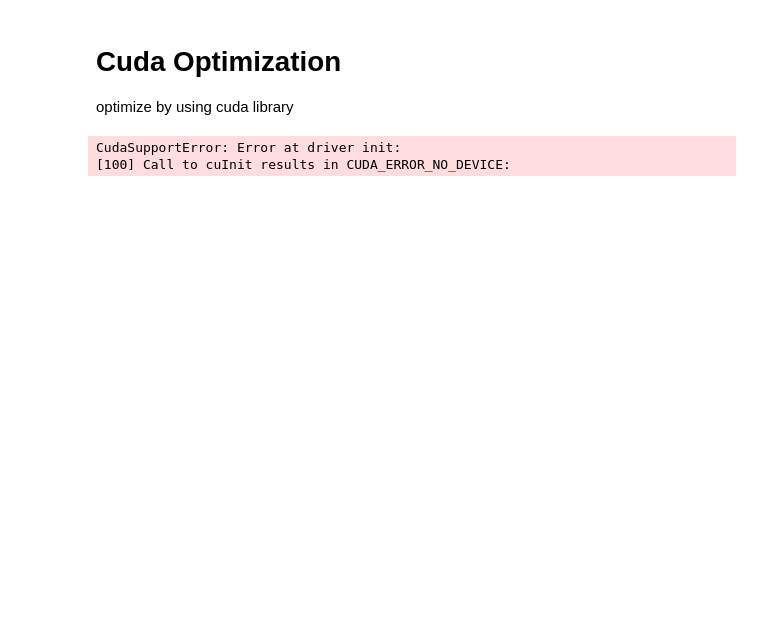
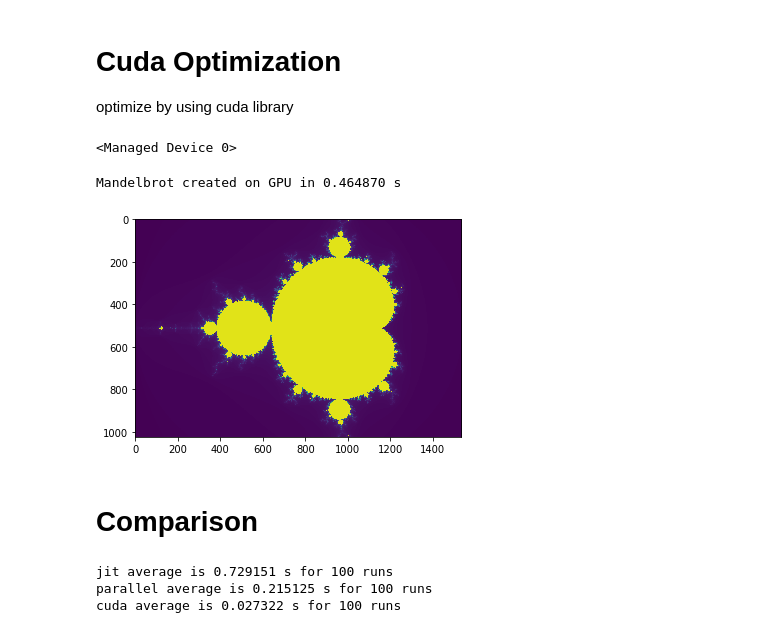
Before and after one commit to nicholas-maltbie/mandelbrot-py, a Jupyter notebook: Mandelbrot.ipynb, the cells around one changed output. Saved outputs shown, nothing was run; the diff lists cells and outputs as text; code cells hidden in the pictures; blank space fills up the shorter version.

Commit message:
added cuda section and comparison

```diff
--- a/Mandelbrot.ipynb
+++ b/Mandelbrot.ipynb
@@ -181,6 +190,10 @@ def create_fractal_parallel(min_x, max_x, min_y, max_y, image, iters):    |
 # Cuda Optimization
 
 optimize by using cuda library
+# %%
+print(cuda.gpus)
+# %% [output]
+<Managed Device 0>
 # %%
 @cuda.jit(device=True)
 def mandel_cuda(x, y, max_iters):
@@ -191,8 +204,8 @@ def mandel_cuda(x, y, max_iters):
     """
     c = complex(x, y)
     z = 0.0j
-    for i in prange(max_iters):
-        z = z ** 2 + c
+    for i in range(max_iters):
+        z = z * z + c
         if (z.real*z.real + z.imag*z.imag) >= 4:
             return i
 
@@ -206,21 +219,50 @@ def create_fractal_cuda(min_x, max_x, min_y, max_y, image, iters):
     pixel_size_x = (max_x - min_x) / width
     pixel_size_y = (max_y - min_y) / height
 
-    for x in range(width):
+    startX = cuda.blockDim.x * cuda.blockIdx.x + cuda.threadIdx.x
+    startY = cuda.blockDim.y * cuda.blockIdx.y + cuda.threadIdx.y
+    gridX = cuda.gridDim.x * cuda.blockDim.x;
+    gridY = cuda.gridDim.y * cuda.blockDim.y;
+
+    for x in range(startX, width, gridX):
         real = min_x + x * pixel_size_x
-        for y in range(height):
+        for y in range(startY, height, gridY):
             imag = min_y + y * pixel_size_y
-            color = mandel_cuda(real, imag, iters)
-            image[y, x] = color
+            image[y, x] = mandel_cuda(real, imag, iters)
 # %%
-gimage = np.zeros((1024, 1536), dtype = np.uint8)
-start = timer()
-create_fractal_cuda(min_x, max_x, min_y, max_y, gimage, iters)
-dt = timer() - start
+def time_cuda(plot_result=False):
+    gimage = np.zeros((1024, 1536), dtype = np.uint8)
+    blockdim = (32, 8)
+    griddim = (32,16)
 
-print("Mandelbrot created in %f s" % dt)
-imshow(image)
-show()
+    start = timer()
+    d_image = cuda.to_device(gimage)
+    create_fractal_cuda[griddim, blockdim](min_x, max_x, min_y, max_y, d_image, iters)
+    d_image.to_host()
+    dt = timer() - start
+
+    if plot_result:
+        imshow(gimage)
+
+    return dt
+
+print("Mandelbrot created on GPU in %f s" % time_cuda(True))
 # %% [output]
-CudaSupportError: Error at driver init:
-[100] Call to cuInit results in CUDA_ERROR_NO_DEVICE:
+Mandelbrot created on GPU in 0.464870 s
+[figure, added]
+# %% [markdown]
+# Comparison
+# %%
+runs = 100
+
+jit_res = np.mean([time_jit(False) for _ in range(runs)])
+parallel_res = np.mean([time_parallel(False) for _ in range(runs)])
+cuda_res = np.mean([time_cuda(False) for _ in range(runs)])
+
+print("jit average is %f s for %i runs" % (jit_res, runs))
+print("parallel average is %f s for %i runs" % (parallel_res, runs))
+print("cuda average is %f s for %i runs" % (cuda_res, runs))
+# %% [output]
+jit average is 0.729151 s for 100 runs
+parallel average is 0.215125 s for 100 runs
+cuda average is 0.027322 s for 100 runs
```
Also changed, not shown: parts of 8 cells of this notebook.
